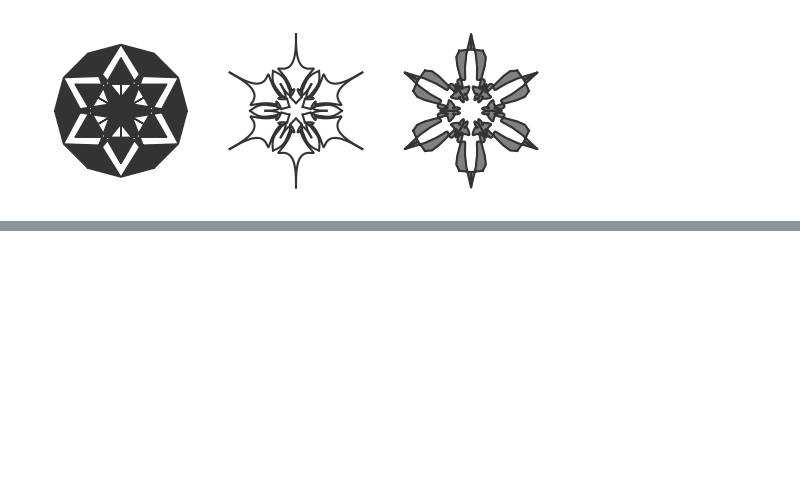
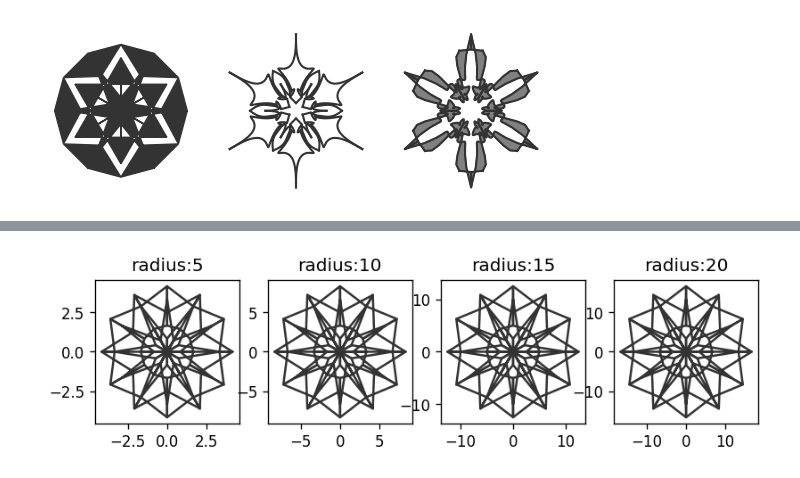
Before and after one commit to pain459/mandalaart, a Jupyter notebook: random_mandala_test.ipynb, the cells around one changed output, grey strips where cells are left out. Saved outputs shown, nothing was run; the diff lists cells and outputs as text; code cells hidden in the pictures; blank space fills up the shorter version.

```diff
--- a/random_mandala_test.ipynb
+++ b/random_mandala_test.ipynb
@@ -30,0 +51,21 @@ fig=random_mandala(n_rows=1, n_columns=3)
+# %%
+# radius
+
+# In single-mandala mode the argument radius specifies the radius of the seed segment and the mandala:
+
+fig = matplotlib.pyplot.figure(figsize=(8, 4), dpi=120)
+k = 1
+for r in [5, 10, 15, 20]:
+    random.seed(2)
+    fig = random_mandala(connecting_function="line",
+                         radius=r,
+                         figure = fig,
+                         location = (1, 4, k))
+    ax = fig.axes[-1]
+    ax.set_title("radius:" + str(r))
+    ax.axis("on")
+    k = k + 1
+plt.show()
+plt.close(fig)
+# %% [output]
+[figure, added]
```
Also changed, not shown: parts of 1 cell of this notebook.
